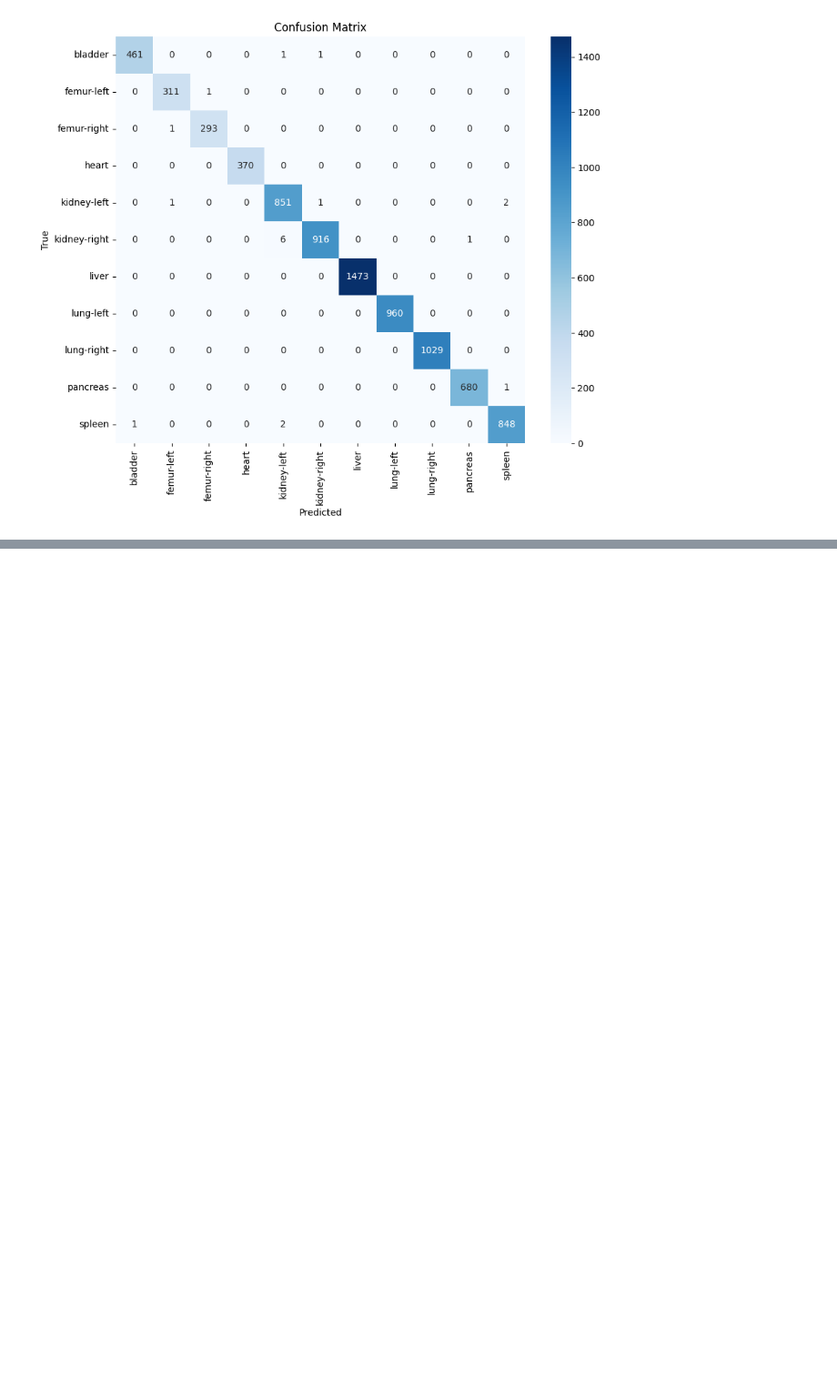
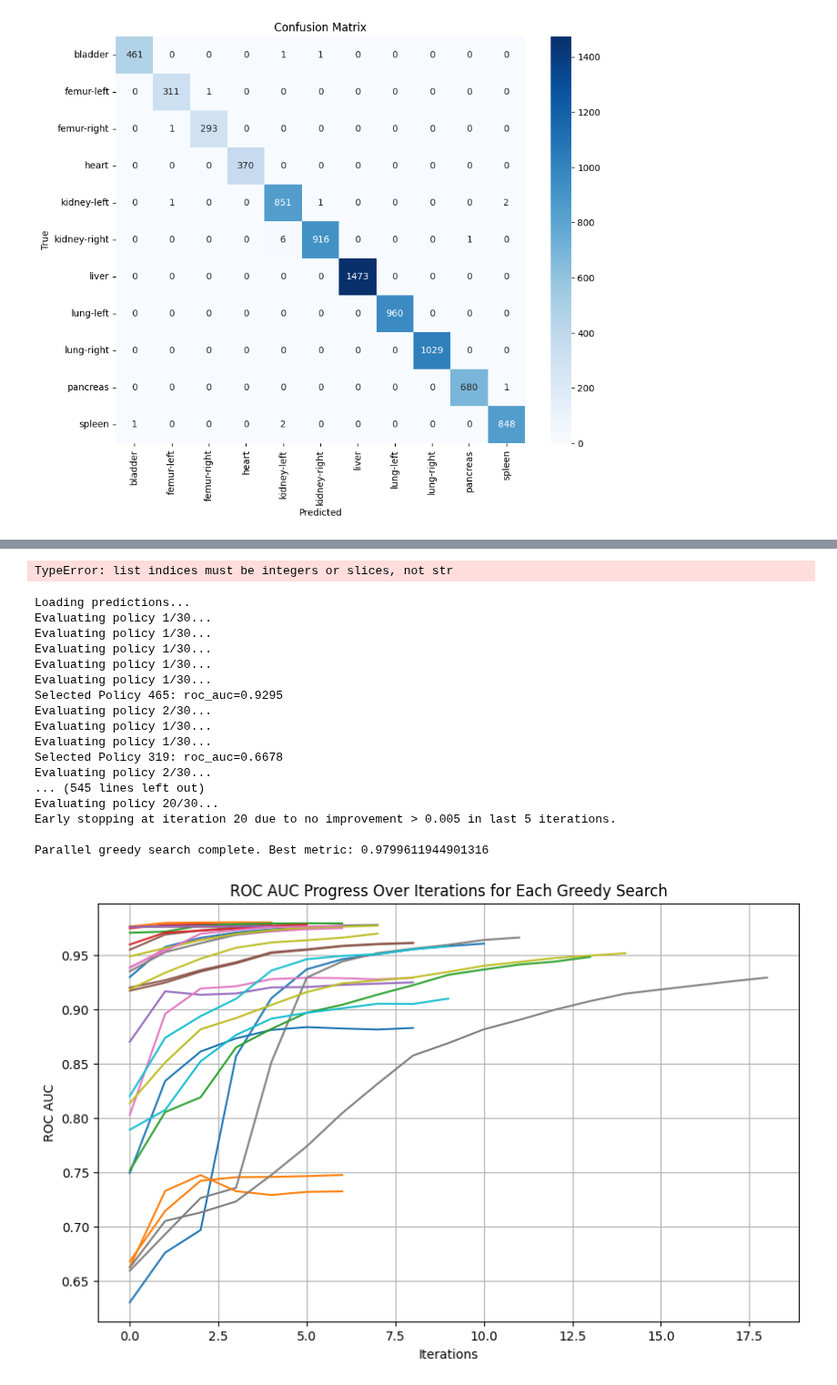
Before and after one commit to pstnmz/FailCatcher, a Jupyter notebook: medMNIST/UQ_test_metrics.ipynb, the cells around one changed output, grey strips where cells are left out. Shown at 91% size. Cells and saved outputs as stored; diff of their text form; code cells hidden in the pictures; blank space fills up the shorter version.

```diff
--- a/medMNIST/UQ_test_metrics.ipynb
+++ b/medMNIST/UQ_test_metrics.ipynb
@@ -181 +235,21 @@ incorrect_predictions_calibration = [i for i in range(len(y_true_calibration)) i
+# %%
+models = [model.to(device) for model in models]
+latent_spaces = []
+shap_values_folds = []
+success_folds = []
+for fold in range(0, 5):
+    classifier_head = ClassifierHeadWrapper(models[fold].model).to(device)
+    # Compute SHAP values for the penultimate layer
+    shap_values, shap_features, labels, success = uq.extract_latent_space_and_compute_shap_importance(
+        model=models[fold],
+        data_loader=test_loader,
+        device=device,
+        layer_to_be_hooked=models[fold].model.avgpool,
+        classifierheadwrapper=classifier_head
+    )
+    latent_spaces.append(shap_features)
+    shap_values_folds.append(shap_values)
+    success_folds.append(success)
+# %% [output]
+TypeError: list indices must be integers or slices, not str
 # %%
@@ -183,3 +257,22 @@ uq.apply_randaugment_and_store_results(calibration_loader, models, 2, 45, 50, de
 # %%
-best_aug = uq.perform_greedy_policy_search('savedpolicies', correct_predictions_calibration, incorrect_predictions_calibration, num_workers=90, max_iterations=30, num_searches=10, top_k=5, plot=True)
+best_aug = uq.perform_greedy_policy_search('savedpolicies', correct_predictions_calibration, incorrect_predictions_calibration, num_workers=90, max_iterations=30, num_searches=30, top_k=5, plot=True)
 n, m, transformations = uq.extract_gps_augmentations_info(best_aug)
+# %% [output]
+Loading predictions...
+Evaluating policy 1/30...
+Evaluating policy 1/30...
+Evaluating policy 1/30...
+Evaluating policy 1/30...
+Evaluating policy 1/30...
+Selected Policy 465: roc_auc=0.9295
+Evaluating policy 2/30...
+Evaluating policy 1/30...
+Evaluating policy 1/30...
+Selected Policy 319: roc_auc=0.6678
+Evaluating policy 2/30...
+... (545 lines left out)
+Evaluating policy 20/30...
+Early stopping at iteration 20 due to no improvement > 0.005 in last 5 iterations.
+
+Parallel greedy search complete. Best metric: 0.9799611944901316
+[figure, added]
```
Also changed, not shown: parts of 15 cells of this notebook, 2 other files.
